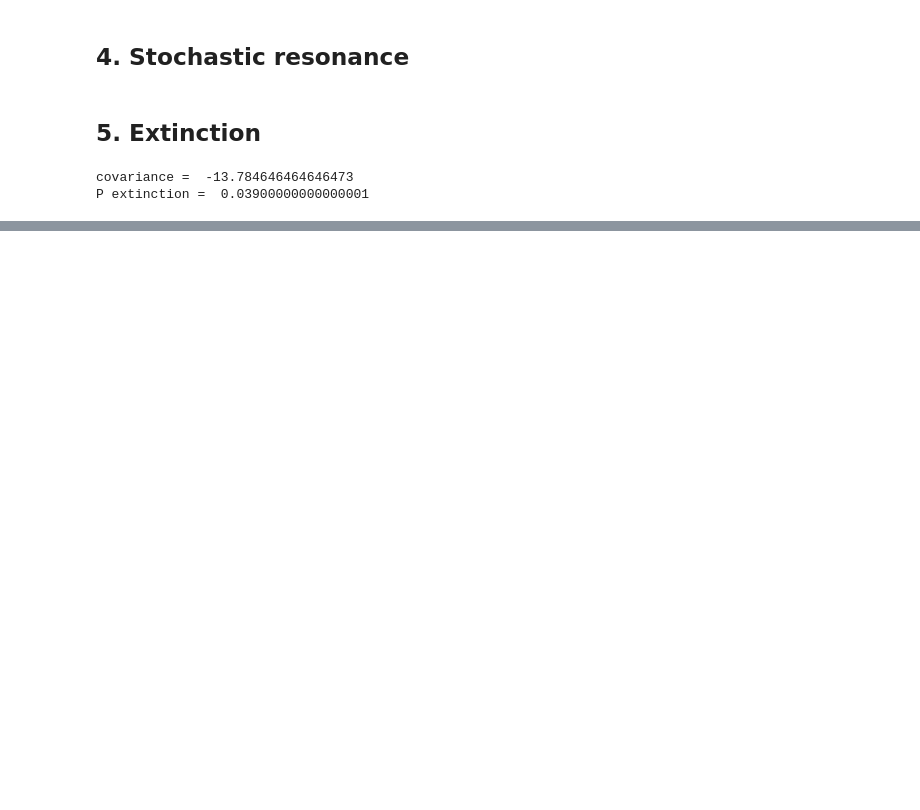
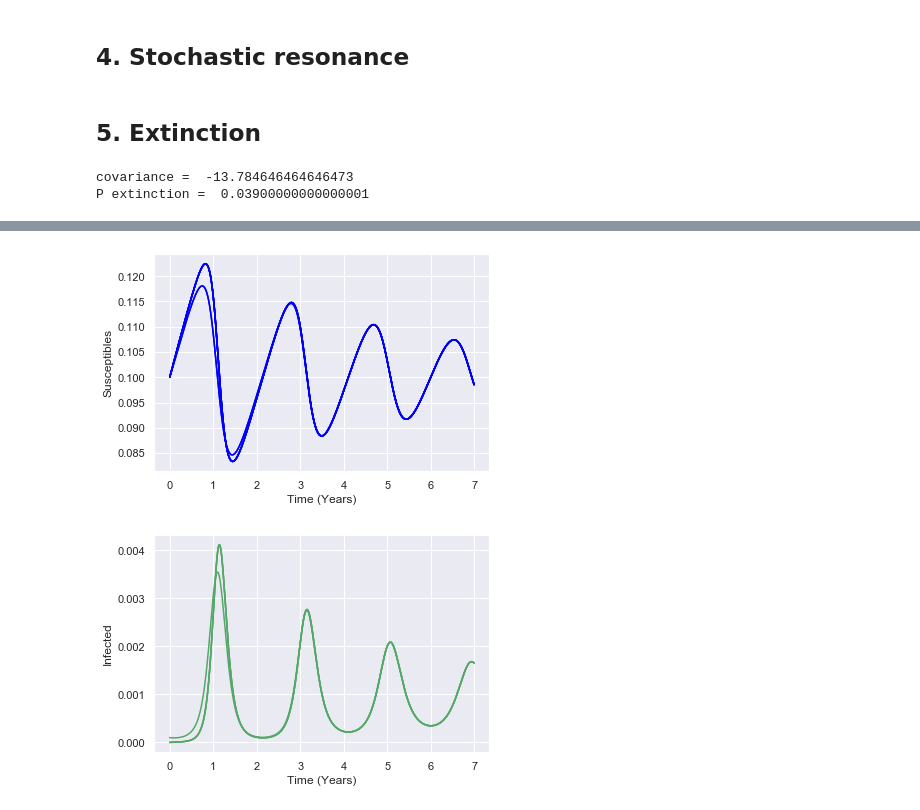
Before and after one commit to rebeccadavidsson/ICSassignment2, a Jupyter notebook: Gillespie.ipynb, the cells around one changed output, grey strips where cells are left out. Drawn from its saved outputs; the diff is of its cells as text; code cells hidden in the pictures; blank space fills up the shorter version.

```diff
--- a/Gillespie.ipynb
+++ b/Gillespie.ipynb
@@ -257,0 +281,52 @@ P extinction =  0.03900000000000001
+# %%
+import scipy.integrate as spi
+
+# Number of sub-populations
+n = 4
+
+beta = 1.0*np.ones(n)
+gamma = 0.1*np.ones(n)
+nu = 0.0001*np.ones(n)
+mu = 0.0001*np.ones(n)
+X0 = 0.1*np.ones(n)
+Y0=0.0*np.ones(n)
+Y0[0]=0.0001
+m = 0.001*np.ones((n,n))
+m = m - np.diag(np.diag(m))
+ND = 7 * 365
+
+def diff_eqs(INP,t):
+    """
+    Main set of equations in the SIR model with metapopulations.
+    """
+
+    Y = np.zeros((2*n))
+    V = INP
+
+    for i in range(n):
+        Y[i] = nu[i] - beta[i]*V[i]*V[n+i] - mu[i]*V[i];
+        Y[n+i] = beta[i]*V[i]*V[n+i] - mu[i]*V[n+i] - gamma[i]*V[n+i]
+
+        for j in range(n):
+            Y[i] += m[i][j]*V[j] - m[j][i]*V[i];
+            Y[n+i] += m[i][j]*V[n+j] - m[j][i]*V[n+i];
+    return Y
+
+t_range = np.arange(t_start, ND, 1)
+solution = spi.odeint(diff_eqs, np.hstack((X0,Y0)), t_range)
+
+
+for i in range(n):
+    plt.plot(t_range/365.0, solution[:,i], color='blue')
+plt.xlabel('Time (Years)')
+plt.ylabel('Susceptibles')
+plt.show()
+
+for i in range(n):
+    plt.plot(t_range/365.0, solution[:,i+n], color='g')
+plt.ylabel('Infected')
+plt.xlabel('Time (Years)')
+plt.show()
+# %% [output]
+[figure, added]
+[figure, added]
```
Also changed, not shown: parts of 7 cells of this notebook.
